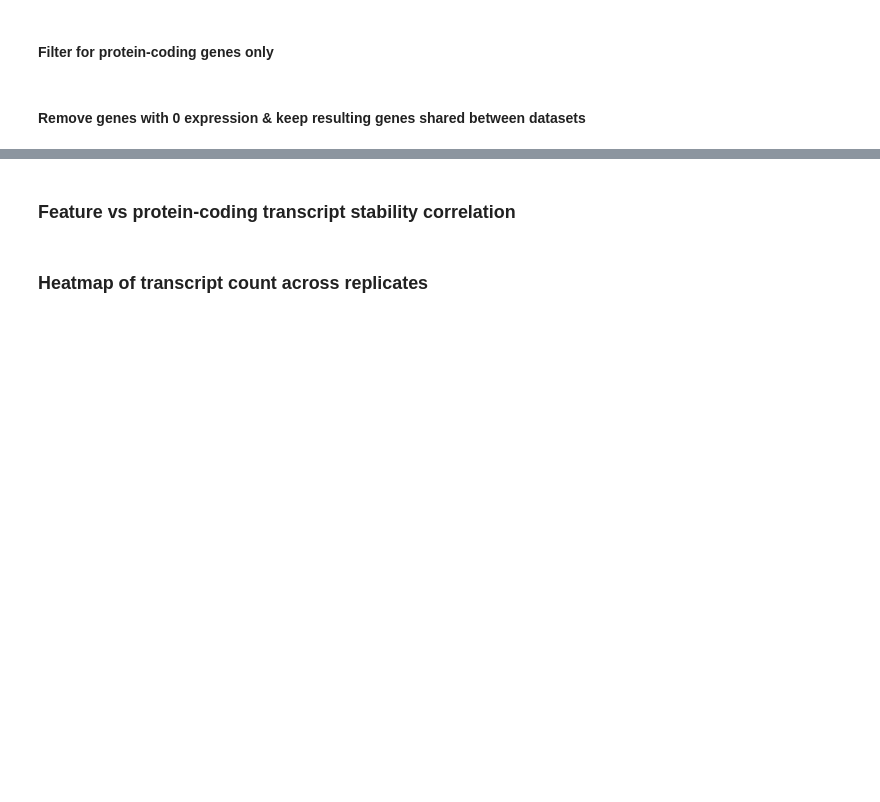
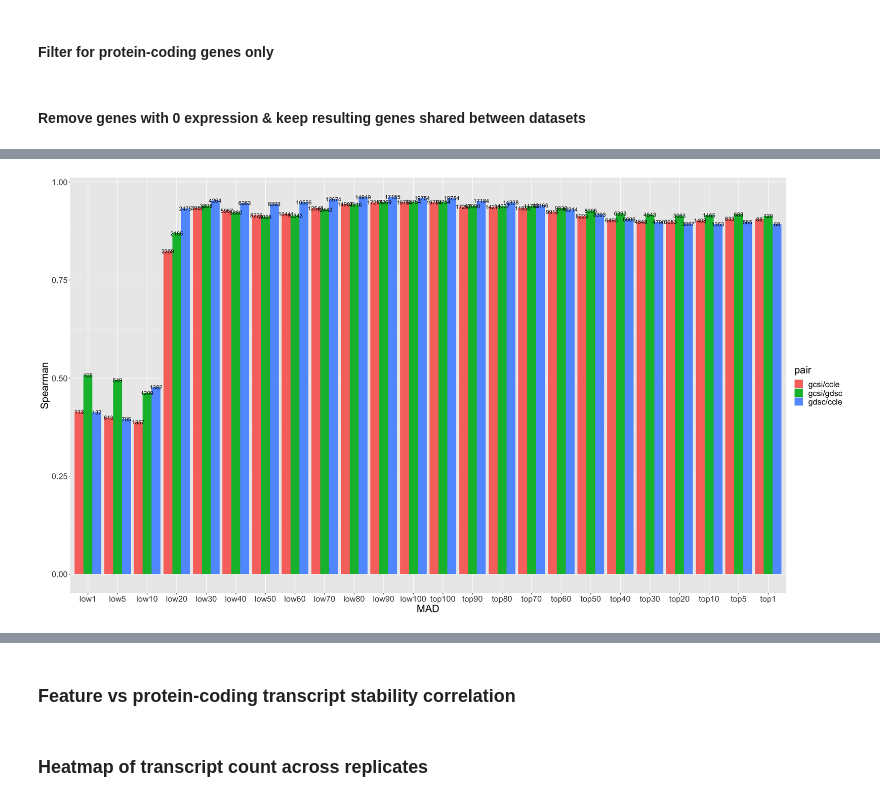
Before and after one commit to anthfm/TranscriptML, a Jupyter notebook: transcript_ML.R.ipynb, the cells around one changed output, grey strips where cells are left out. Cells and saved outputs as stored; diff of their text form; code cells hidden in the pictures; blank space fills up the shorter version.

```diff
--- a/transcript_ML.R.ipynb
+++ b/transcript_ML.R.ipynb
@@ -348,0 +604,4 @@ transcript_stability_p <- transcript_stability_p[intersected_t,]
+# %%
+gcsi_threshold_gene <- mad_threshold_gene(dataset = "gcsi", percentiles = percent)
+ccle_threshold_gene <- mad_threshold_gene(dataset = "ccle", percentiles = percent)
+gdsc_threshold_gene <- mad_threshold_gene(dataset = "gdsc", percentiles = percent)
@@ -348,0 +618,4 @@ transcript_stability_p <- transcript_stability_p[intersected_t,]
+# %%
+gcsi_ccle_gene <- compare_threshold(dataset1 = gcsi_threshold_gene, dataset2 = ccle_threshold_gene, percentiles = percent)
+gcsi_gdsc_gene <- compare_threshold(dataset1 = gcsi_threshold_gene, dataset2 = gdsc_threshold_gene, percentiles = percent)
+gdsc_ccle_gene <- compare_threshold(dataset1 = gdsc_threshold_gene, dataset2 = ccle_threshold_gene, percentiles = percent)
@@ -348,0 +632,4 @@ transcript_stability_p <- transcript_stability_p[intersected_t,]
+# %%
+gcsi_ccle_corr_gene <- computeCorr(gcsi_ccle_gene, percentiles = percent, pair1 = "gcsi", pair2 = "ccle", pair1_df = expr_gcsi_p, pair2_df = expr_ccle_p)
+gcsi_gdsc_corr_gene <- computeCorr(gcsi_gdsc_gene, percentiles = percent, pair1 = "gcsi", pair2 = "gdsc", pair1_df = expr_gcsi_p, pair2_df = expr_gdsc_p)
+gdsc_ccle_corr_gene <- computeCorr(gdsc_ccle_gene, percentiles = percent, pair1 = "gdsc", pair2 = "ccle", pair1_df = expr_gdsc_p, pair2_df = expr_ccle_p)
@@ -348,0 +644,2 @@ transcript_stability_p <- transcript_stability_p[intersected_t,]
+# %%
+combined_corr_gene <- rbind(gcsi_ccle_corr_gene, gcsi_gdsc_corr_gene, gdsc_ccle_corr_gene)
@@ -348,0 +650,11 @@ transcript_stability_p <- transcript_stability_p[intersected_t,]
+# %%
+options(repr.plot.width=22, repr.plot.height=12)
+level_order <- factor(combined_corr$mad, level = c('low1','low5', 'low10', 'low20', 'low30', 'low40','low50',
+                                                   'low60','low70','low80','low90','low100',
+                                                   "top100","top90","top80","top70","top60",
+                                                   "top50","top40","top30","top20","top10","top5","top1"))
+ggplot(combined_corr_gene, aes(fill=pair, y=cor, x=level_order)) +
+    geom_bar(position="dodge", stat="identity") + theme(plot.title = element_text(hjust = 0.5, size=5), text = element_text(size=20)) +
+  xlab("MAD")+ylab("Spearman") + geom_text(aes(label=len, group=pair), position=position_dodge(.9), hjust=.5)
+# %% [output]
+[figure, added]
```
Also changed, not shown: parts of 33 cells of this notebook.
